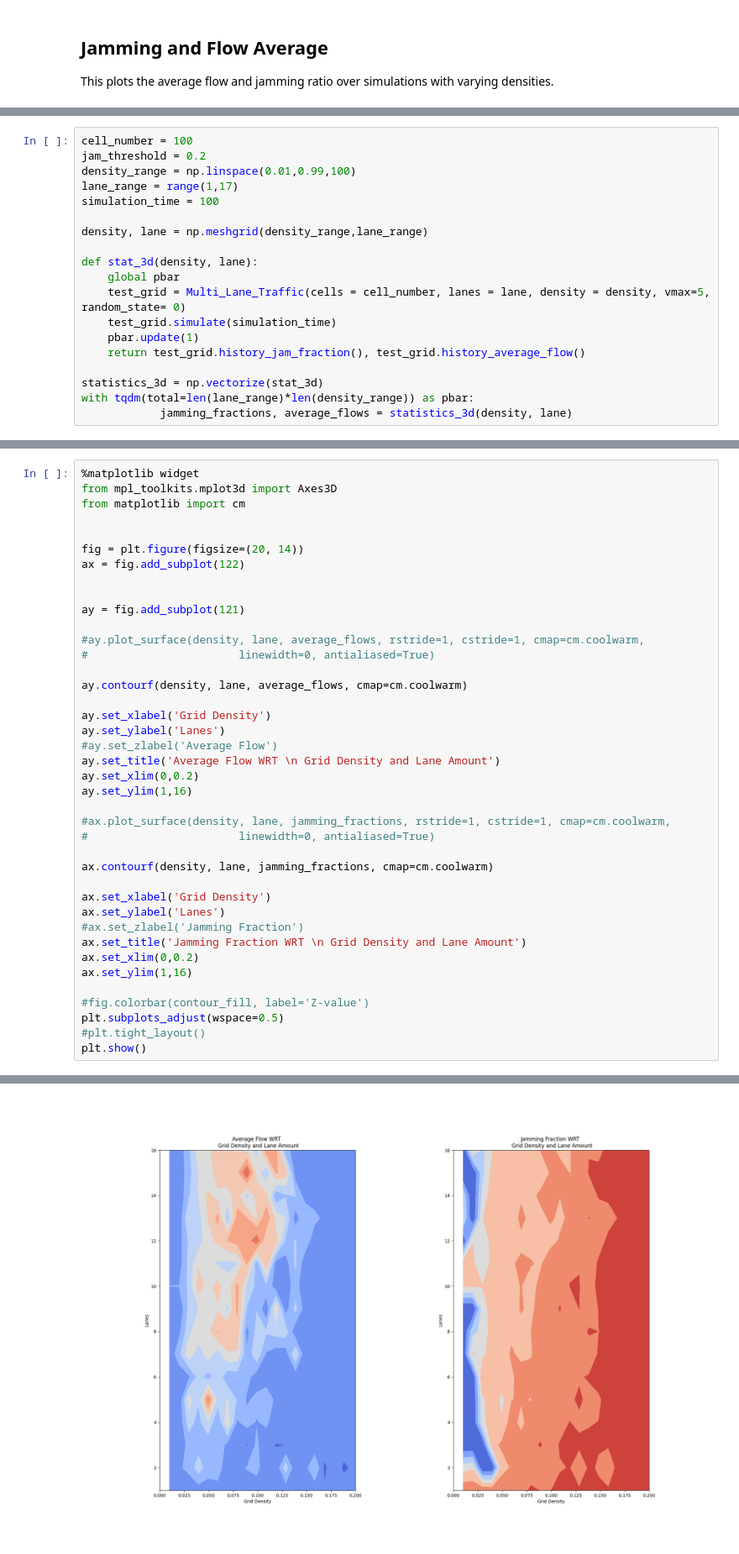
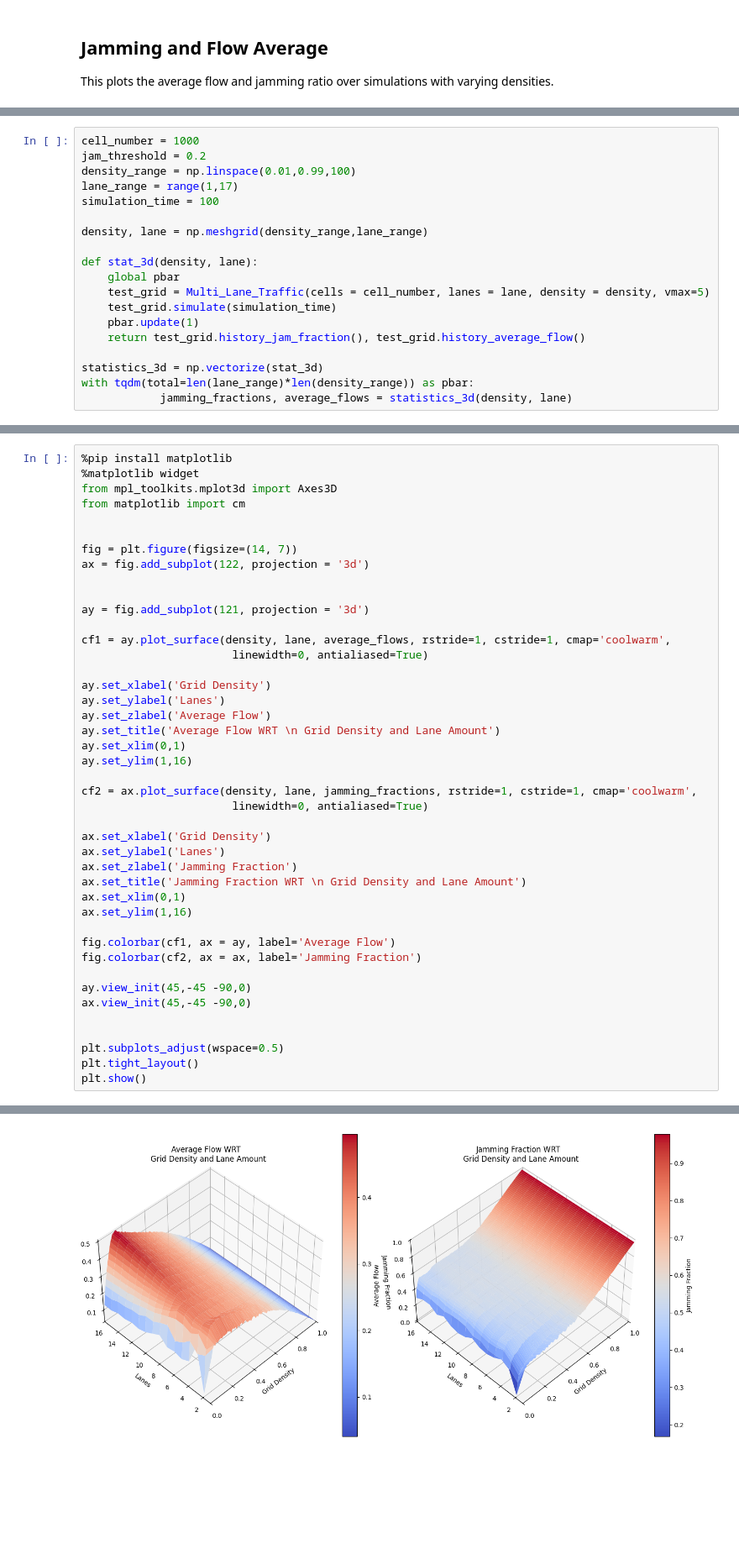
Before and after one commit to negray03/PHY-381C-Final-Project-Onset-of-Traffic, a Jupyter notebook: visualizations/visualization_statistics.ipynb, the cells around one changed output, grey strips where cells are left out. Shown at 84% size. Saved outputs shown, nothing was run; the diff lists cells and outputs as text; blank space fills up the shorter version.

Commit message:
Fixed the graphs and reorganized the structure.

```diff
--- a/visualizations/visualization_statistics.ipynb
+++ b/visualizations/visualization_statistics.ipynb
@@ -64,6 +82,6 @@ plt.show()
 For this part we varied the densiy as usual, but also introduced variations to the number of lanes.
 # %%
-cell_number = 100
+cell_number = 1000
 jam_threshold = 0.2
 density_range = np.linspace(0.01,0.99,100)
 lane_range = range(1,17)
@@ -73,7 +91,7 @@ density, lane = np.meshgrid(density_range,lane_range)
 
 def stat_3d(density, lane):
     global pbar
-    test_grid = Multi_Lane_Traffic(cells = cell_number, lanes = lane, density = density, vmax=5, random_state= 0)
+    test_grid = Multi_Lane_Traffic(cells = cell_number, lanes = lane, density = density, vmax=5)
     test_grid.simulate(simulation_time)
     pbar.update(1)
     return test_grid.history_jam_fraction(), test_grid.history_average_flow()
@@ -84,41 +104,44 @@ with tqdm(total=len(lane_range)*len(density_range)) as pbar:
 # %%
+%pip install matplotlib
 %matplotlib widget
 from mpl_toolkits.mplot3d import Axes3D
 from matplotlib import cm
 
 
-fig = plt.figure(figsize=(20, 14))
-ax = fig.add_subplot(122)
+fig = plt.figure(figsize=(14, 7))
+ax = fig.add_subplot(122, projection = '3d')
 
 
-ay = fig.add_subplot(121)
+ay = fig.add_subplot(121, projection = '3d')
 
-#ay.plot_surface(density, lane, average_flows, rstride=1, cstride=1, cmap=cm.coolwarm,
-#                       linewidth=0, antialiased=True)
-
-ay.contourf(density, lane, average_flows, cmap=cm.coolwarm)
+cf1 = ay.plot_surface(density, lane, average_flows, rstride=1, cstride=1, cmap='coolwarm',
+                       linewidth=0, antialiased=True)
 
 ay.set_xlabel('Grid Density')
 ay.set_ylabel('Lanes')
-#ay.set_zlabel('Average Flow')
+ay.set_zlabel('Average Flow')
 ay.set_title('Average Flow WRT \n Grid Density and Lane Amount')
-ay.set_xlim(0,0.2)
+ay.set_xlim(0,1)
 ay.set_ylim(1,16)
 
-#ax.plot_surface(density, lane, jamming_fractions, rstride=1, cstride=1, cmap=cm.coolwarm,
-#                       linewidth=0, antialiased=True)
-
-ax.contourf(density, lane, jamming_fractions, cmap=cm.coolwarm)
+cf2 = ax.plot_surface(density, lane, jamming_fractions, rstride=1, cstride=1, cmap='coolwarm',
+                       linewidth=0, antialiased=True)
 
 ax.set_xlabel('Grid Density')
 ax.set_ylabel('Lanes')
-#ax.set_zlabel('Jamming Fraction')
+ax.set_zlabel('Jamming Fraction')
 ax.set_title('Jamming Fraction WRT \n Grid Density and Lane Amount')
-ax.set_xlim(0,0.2)
+ax.set_xlim(0,1)
 ax.set_ylim(1,16)
 
-#fig.colorbar(contour_fill, label='Z-value')
+fig.colorbar(cf1, ax = ay, label='Average Flow')
+fig.colorbar(cf2, ax = ax, label='Jamming Fraction')
+
+ay.view_init(45,-45 -90,0)
+ax.view_init(45,-45 -90,0)
+
+
 plt.subplots_adjust(wspace=0.5)
-#plt.tight_layout()
+plt.tight_layout()
 plt.show()
 # %% [output]
@@ -125 +160 @@ plt.show()
-[figure, old version]
+[figure, new version]
```
Also changed, not shown: parts of 8 cells of this notebook, 24 other files.
